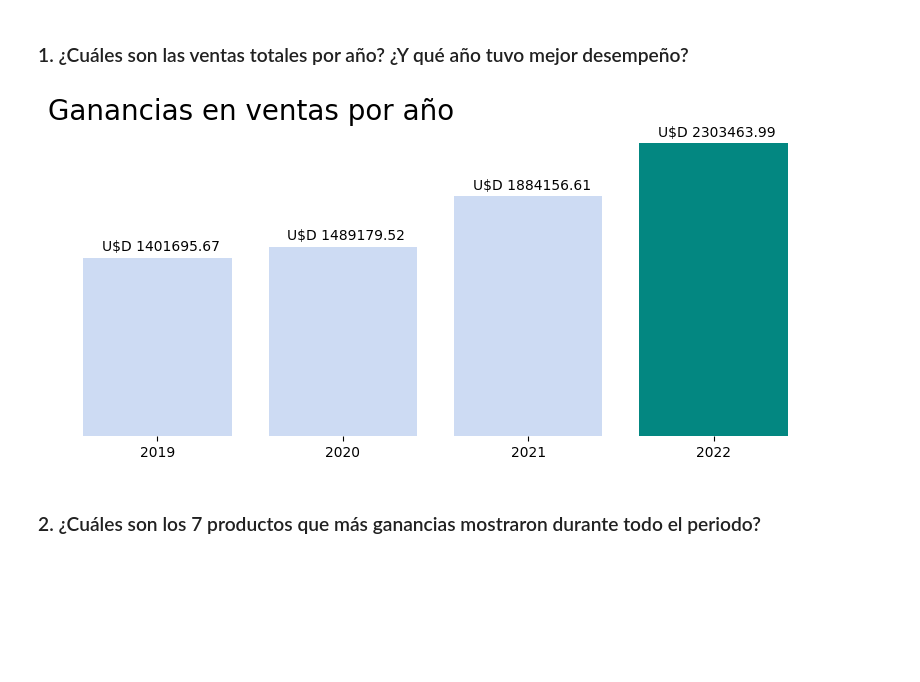
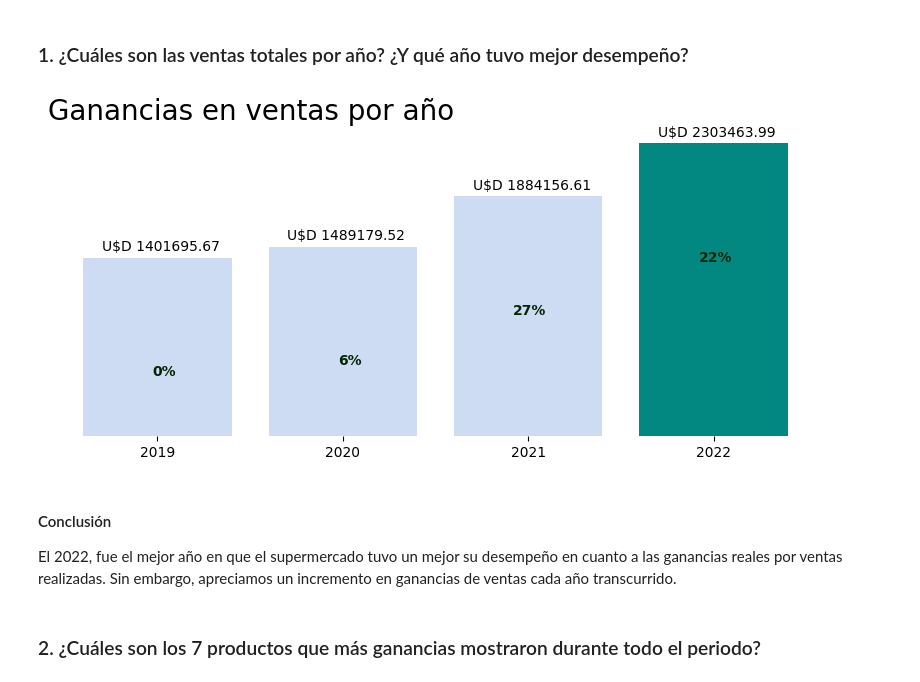
Before and after one commit to pabloing93/supermarket-sales-analysis, a Jupyter notebook: Supermarket_Sales_Analysis.ipynb, the cells around one changed output. Cells and saved outputs as stored; diff of their text form; code cells hidden in the pictures; blank space fills up the shorter version.

Commit message:
pregunta_1() mejoramos el grafico y agregamos conclusion

```diff
--- a/Supermarket_Sales_Analysis.ipynb
+++ b/Supermarket_Sales_Analysis.ipynb
@@ -132,31 +132,40 @@ memory usage: 1.2+ MB
 # %%
 #Code here
 def pregunta_1():
   df_ventas_ano = df_ventas_limpio[['fecha_pedido', 'total_venta']].copy()
   df_ventas_ano['año'] = df_ventas_ano['fecha_pedido'].dt.year
   df_ventas_ano.drop('fecha_pedido', axis=1, inplace=True)
   df_ventas_ano = df_ventas_ano.groupby('año').aggregate('sum')
-  df_ventas_ano
+
+  #Se calculan conclusionies en cuanto a los cambios percibidos cada año
+  increment = df_ventas_ano.copy()
+  increment['percent'] = df_ventas_ano['total_venta'].pct_change()*100
+  increment['percent'].fillna(0, inplace=True)
 
   fig, ax = plt.subplots(figsize=(10,4))
   x = df_ventas_ano.index
   y = df_ventas_ano['total_venta']
   ax.bar(x,y, width=0.8, color=['#CDDBF3','#CDDBF3','#CDDBF3','#038781'])
   plt.xticks([2019, 2020, 2021, 2022])
   plt.box(False)
   plt.gca().yaxis.set_visible(False)
   plt.title('Ganancias en ventas por año', loc='left', fontsize=20)
 
-  for bar in ax.patches:
+  for index, bar in enumerate(ax.patches):
     x = bar.get_x() + 0.1
     y = bar.get_height()
     valor = f'U$D {y}'
     y_position = y + 50000
     ax.text(x,y_position,valor)
+    ax.text(x+0.4,y-900000, f'{increment['percent'].iloc[index]:.0f}%', ha='right', va='center', color='#022504', weight='bold')
 
 pregunta_1()
 # %% [output]
-[figure, old version]
+[figure, new version]
+# %% [markdown]
+#### Conclusión
+
+El 2022, fue el mejor año en que el supermercado tuvo un mejor su desempeño en cuanto a las ganancias reales por ventas realizadas. Sin embargo, apreciamos un incremento en ganancias de ventas cada año transcurrido.
 # %% [markdown]
 ### 2. ¿Cuáles son los 7 productos que más ganancias mostraron durante todo el periodo?
 # %%
```
